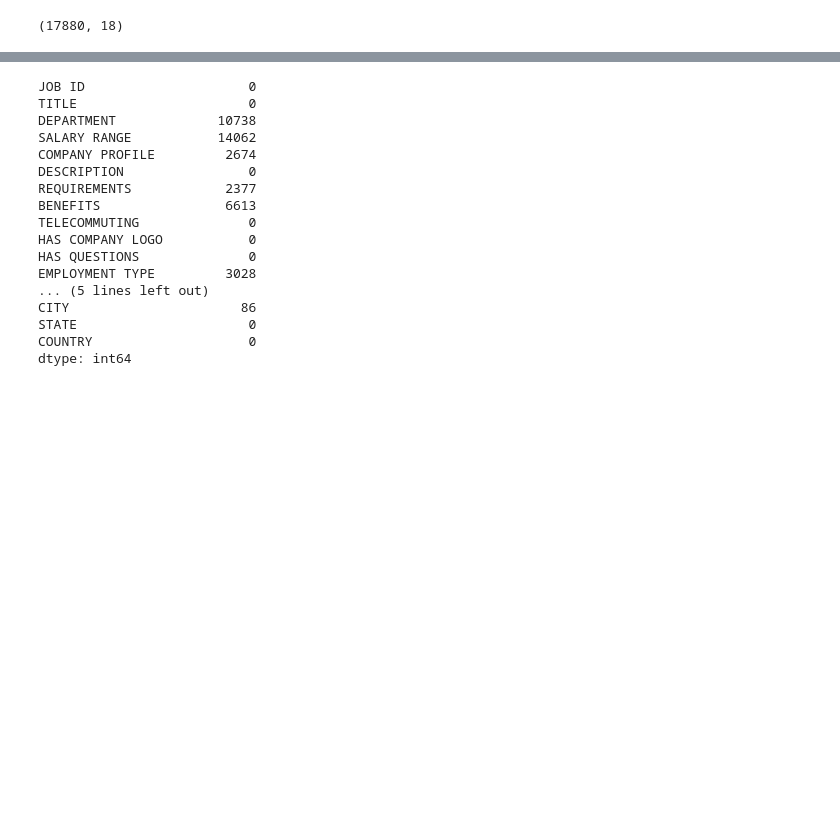
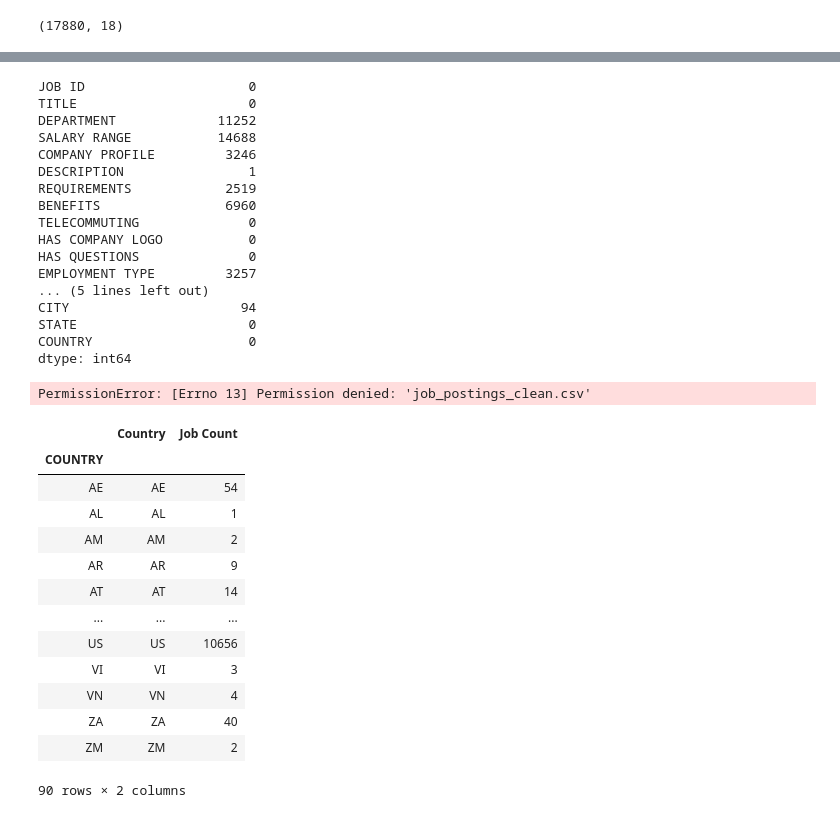
Before and after one commit to zorro191/Project-1---Group-5-, a Jupyter notebook: Untitled.ipynb, the cells around one changed output, grey strips where cells are left out. Drawn from its saved outputs; the diff is of its cells as text; code cells hidden in the pictures; blank space fills up the shorter version.

```diff
--- a/Untitled.ipynb
+++ b/Untitled.ipynb
@@ -23,5 +25,5 @@ job_postings.shape
 (17880, 18)
 # %%
 #drop if the job posting is fraudulent
-job_postings = job_postings[~job_postings['fraudulent'].isin(['1'])]
-job_postings.head()
+#job_postings = job_postings[~job_postings['fraudulent'].isin(['1'])]
+#job_postings.head()
@@ -151,21 +146,23 @@ job_postings.isnull().sum(axis = 0)
 # %% [output]
 JOB ID                     0
 TITLE                      0
-DEPARTMENT             10738
-SALARY RANGE           14062
-COMPANY PROFILE         2674
-DESCRIPTION                0
-REQUIREMENTS            2377
-BENEFITS                6613
+DEPARTMENT             11252
+SALARY RANGE           14688
+COMPANY PROFILE         3246
+DESCRIPTION                1
+REQUIREMENTS            2519
+BENEFITS                6960
 TELECOMMUTING              0
 HAS COMPANY LOGO           0
 HAS QUESTIONS              0
-EMPLOYMENT TYPE         3028
+EMPLOYMENT TYPE         3257
 ... (5 lines left out)
-CITY                      86
+CITY                      94
 STATE                      0
 COUNTRY                    0
 dtype: int64
 # %%
 # save dataframe csv file with no index to folder jupyter notebook is working out of
 job_postings.to_csv('job_postings_clean.csv', index = False)
+# %% [output]
+PermissionError: [Errno 13] Permission denied: 'job_postings_clean.csv'
@@ -171,0 +182,17 @@ job_postings.to_csv('job_postings_clean.csv', index = False)
+# %%
+country_job_df
+# %% [output]
+|  | Country | Job Count |
+| COUNTRY |  |  |
+| AE | AE | 54 |
+| AL | AL | 1 |
+| AM | AM | 2 |
+| AR | AR | 9 |
+| AT | AT | 14 |
+| ... | ... | ... |
+| US | US | 10656 |
+| VI | VI | 3 |
+| VN | VN | 4 |
+| ZA | ZA | 40 |
+| ZM | ZM | 2 |
+90 rows × 2 columns
```
Also changed, not shown: parts of 15 cells of this notebook, 2 other files.
